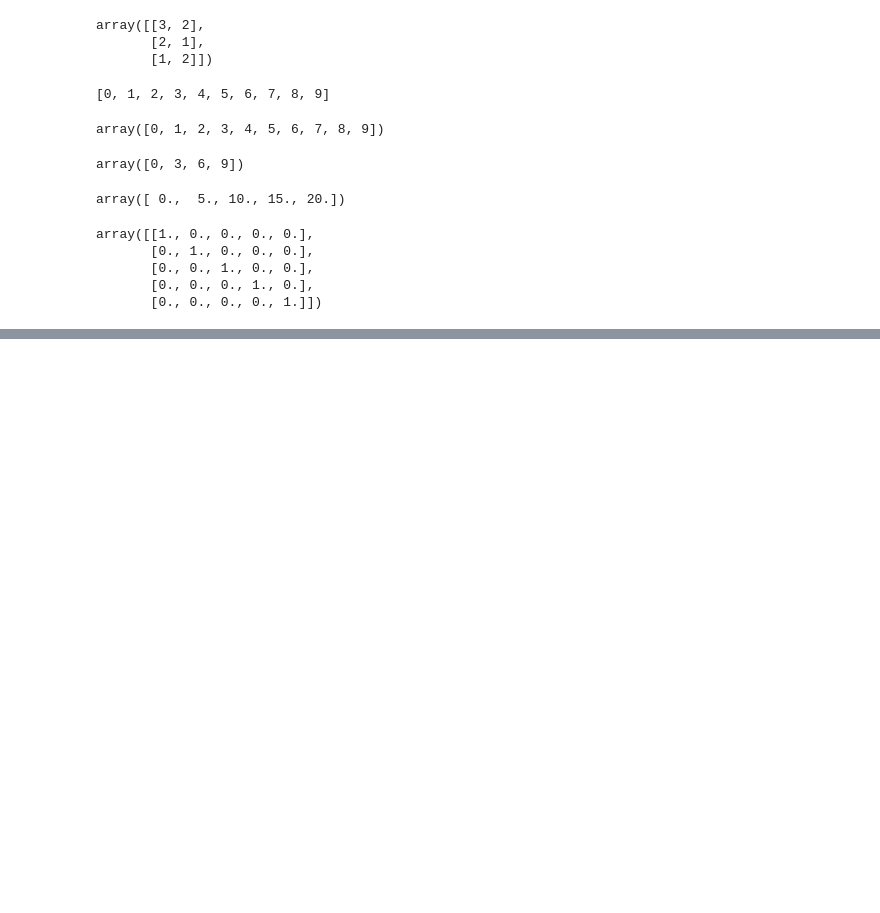
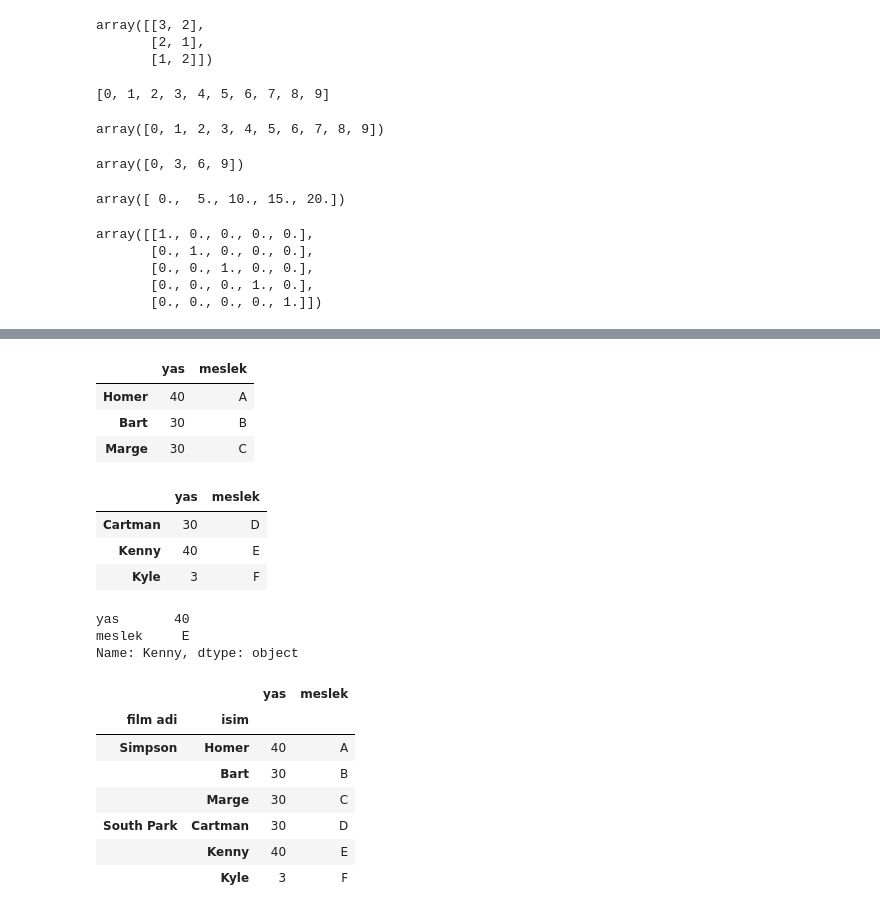
Before and after one commit to erhanbarisolmez/ml--tensorflow_btk, a Jupyter notebook: TensorFlow/01-degiskenler.ipynb, the cells around one changed output, grey strips where cells are left out. Cells and saved outputs as stored; diff of their text form; code cells hidden in the pictures; blank space fills up the shorter version.

```diff
--- a/TensorFlow/01-degiskenler.ipynb
+++ b/TensorFlow/01-degiskenler.ipynb
@@ -579,0 +1016,6 @@ Name: atil, dtype: float64
+# %%
+benimCizgiFilmListem = [[40, "A"], [30,"B"], [30, "C"], [30, "D"], [40, "E"], [3, "F"]]
+# %%
+benimCizgiFilmNumpyDizisi = np.array(benimCizgiFilmListem)
+# %%
+benimCizgiFilmDataFrame = pd.DataFrame(benimCizgiFilmNumpyDizisi, index = birlesmisIndeks, columns=["yas", "meslek"])
@@ -579,0 +1032,33 @@ Name: atil, dtype: float64
+# %%
+benimCizgiFilmDataFrame.loc["Simpson"]
+# %% [output]
+|  | yas | meslek |
+| Homer | 40 | A |
+| Bart | 30 | B |
+| Marge | 30 | C |
+# %%
+benimCizgiFilmDataFrame.loc["South Park"]
+# %% [output]
+|  | yas | meslek |
+| Cartman | 30 | D |
+| Kenny | 40 | E |
+| Kyle | 3 | F |
+# %%
+benimCizgiFilmDataFrame.loc["South Park"].loc["Kenny"]
+# %% [output]
+yas       40
+meslek     E
+Name: Kenny, dtype: object
+# %%
+benimCizgiFilmDataFrame.index.names = ["film adi", "isim"]
+# %%
+benimCizgiFilmDataFrame
+# %% [output]
+|  |  | yas | meslek |
+| film adi | isim |  |  |
+| Simpson | Homer | 40 | A |
+|  | Bart | 30 | B |
+|  | Marge | 30 | C |
+| South Park | Cartman | 30 | D |
+|  | Kenny | 40 | E |
+|  | Kyle | 3 | F |
```
Also changed, not shown: parts of 123 cells of this notebook, 1 other file.
